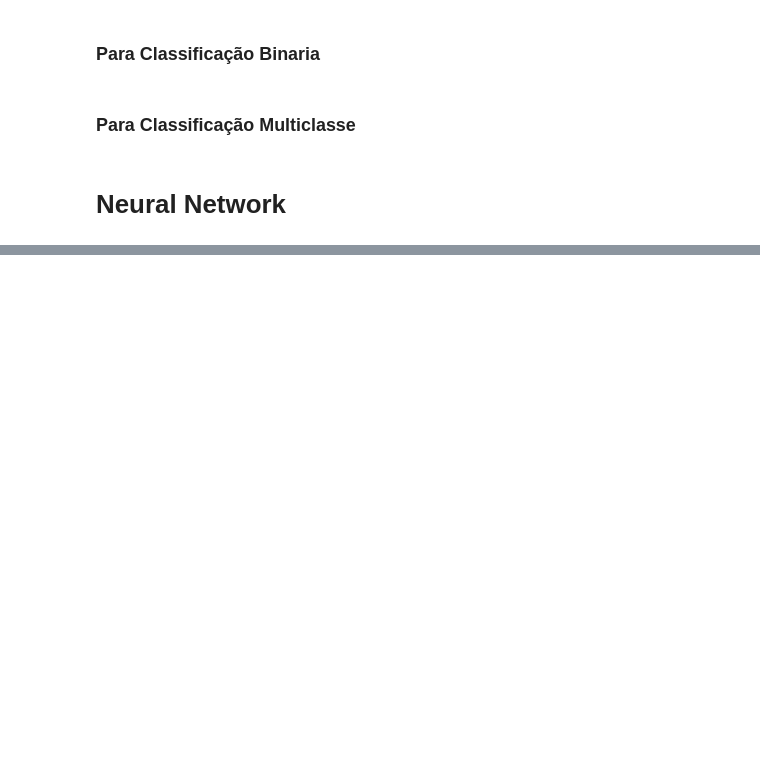
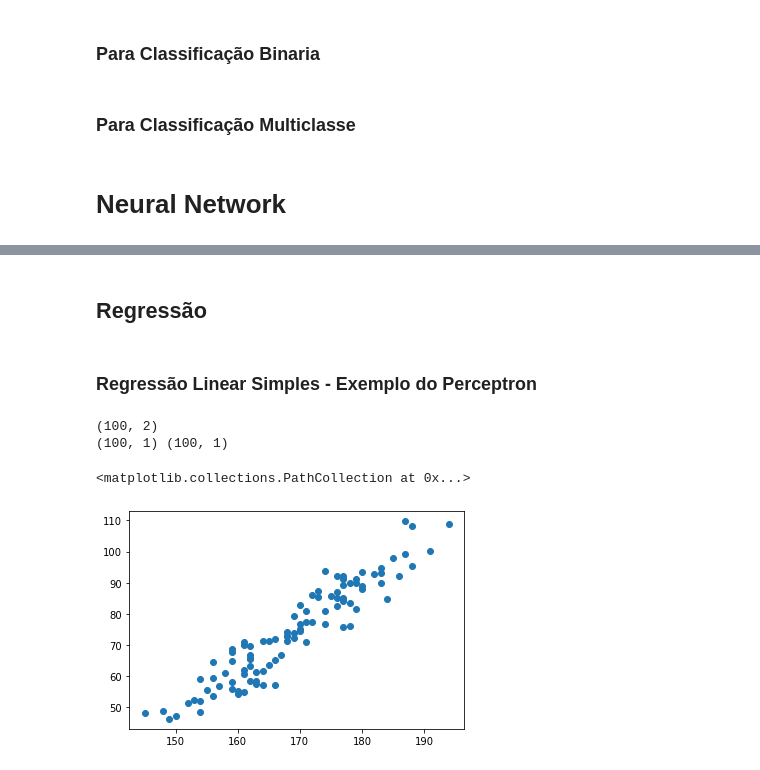
Before and after one commit to gregorylira/Neural-Network, a Jupyter notebook: Neural_Network.ipynb, the cells around one changed output, grey strips where cells are left out. Saved outputs shown, nothing was run; the diff lists cells and outputs as text; code cells hidden in the pictures; blank space fills up the shorter version.

```diff
--- a/Neural_Network.ipynb
+++ b/Neural_Network.ipynb
@@ -162,0 +245,16 @@ class NeuralNetwork():
+# %% [markdown]
+## Regressão
+# %% [markdown]
+### Regressão Linear Simples - Exemplo do Perceptron
+# %%
+data = np.loadtxt('data/medidas.csv', delimiter=',', skiprows=1)
+print(data.shape)
+
+x, y = data[:,0].reshape(-1,1), data[:,1].reshape(-1,1)
+print(x.shape, y.shape)
+plt.scatter(x, y)
+# %% [output]
+(100, 2)
+(100, 1) (100, 1)
+<matplotlib.collections.PathCollection at 0x...>
+[figure, added]
```
Also changed, not shown: parts of 72 cells of this notebook.
